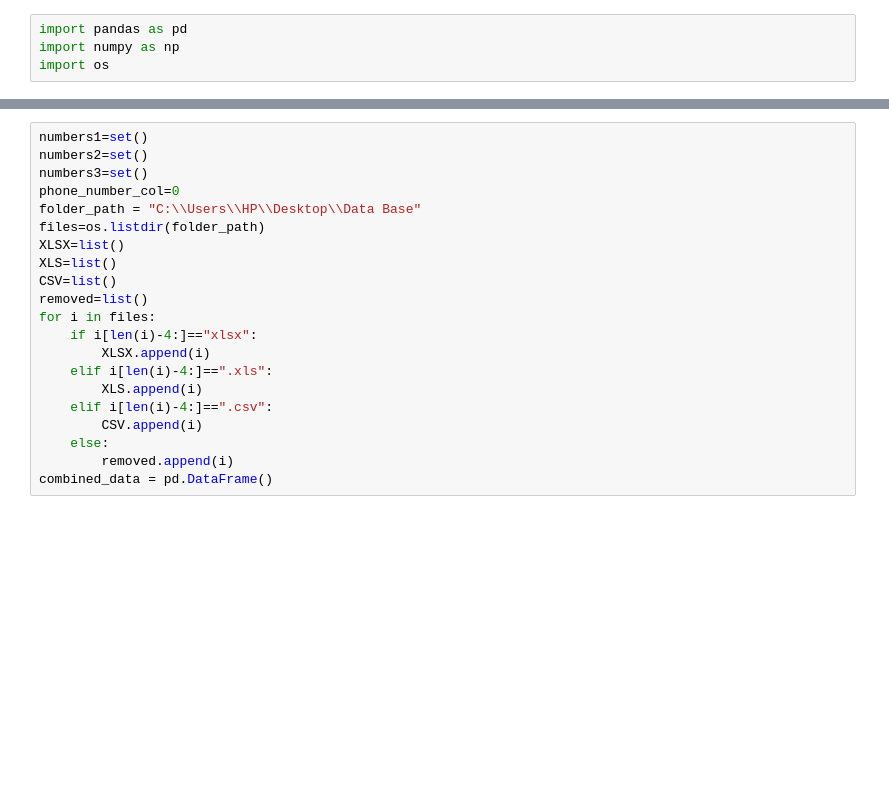
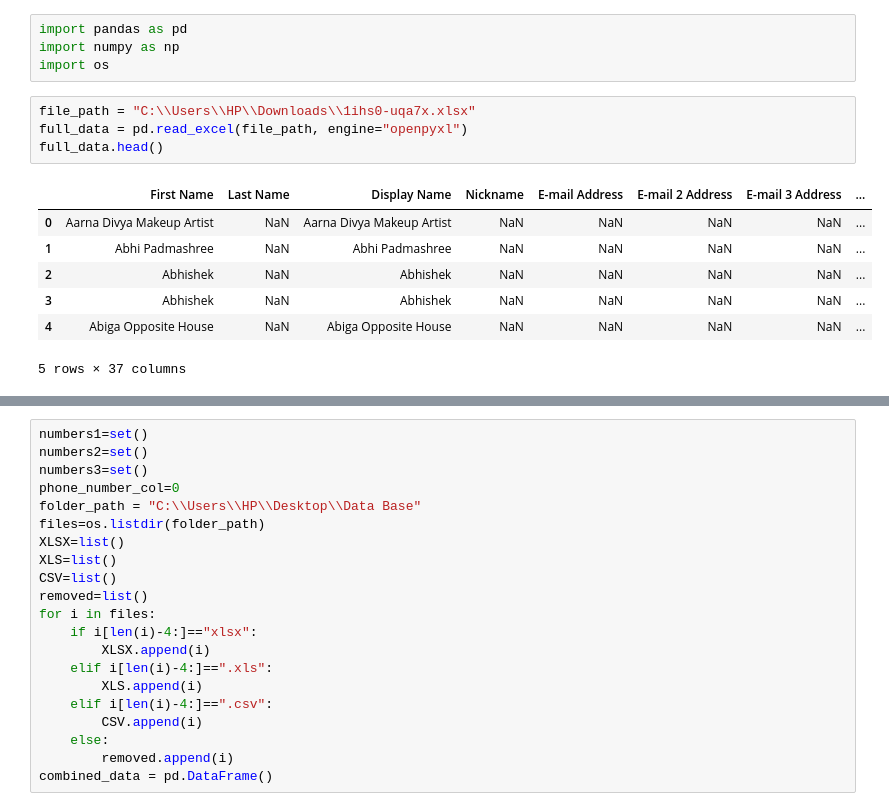
Before and after one commit to khulk17/ai_chat_bot, a Jupyter notebook: python/dataSorting.ipynb, the cells around one changed output, grey strips where cells are left out. Drawn from its saved outputs; the diff is of its cells as text; blank space fills up the shorter version.

```diff
--- a/python/dataSorting.ipynb
+++ b/python/dataSorting.ipynb
@@ -2,3 +2,15 @@
 import pandas as pd
 import numpy as np
 import os
+# %%
+file_path = "C:\\Users\\HP\\Downloads\\1ihs0-uqa7x.xlsx"
+full_data = pd.read_excel(file_path, engine="openpyxl")
+full_data.head()
+# %% [output]
+|  | First Name | Last Name | Display Name | Nickname | E-mail Address | E-mail 2 Address | E-mail 3 Address | ... |
+| 0 | Aarna Divya Makeup Artist | NaN | Aarna Divya Makeup Artist | NaN | NaN | NaN | NaN | ... |
+| 1 | Abhi Padmashree | NaN | Abhi Padmashree | NaN | NaN | NaN | NaN | ... |
+| 2 | Abhishek | NaN | Abhishek | NaN | NaN | NaN | NaN | ... |
+| 3 | Abhishek | NaN | Abhishek | NaN | NaN | NaN | NaN | ... |
+| 4 | Abiga Opposite House | NaN | Abiga Opposite House | NaN | NaN | NaN | NaN | ... |
+5 rows × 37 columns
```
Also changed, not shown: parts of 6 cells of this notebook, 54 other files.
